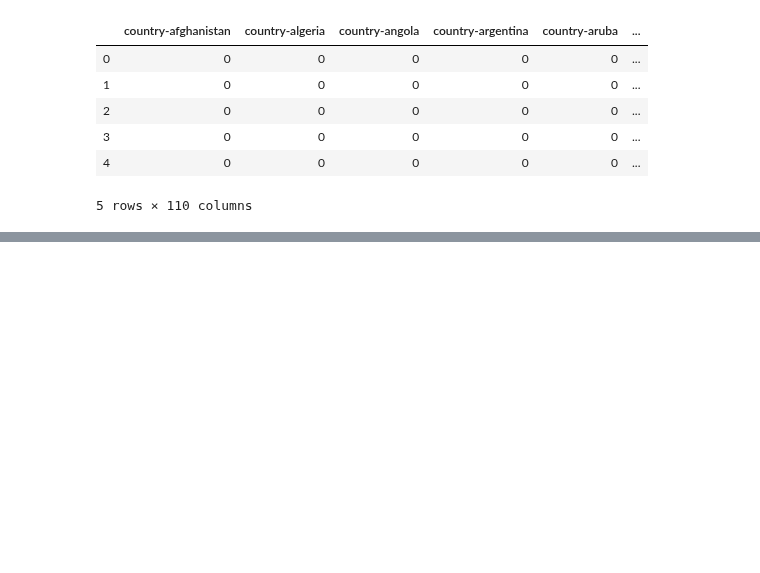
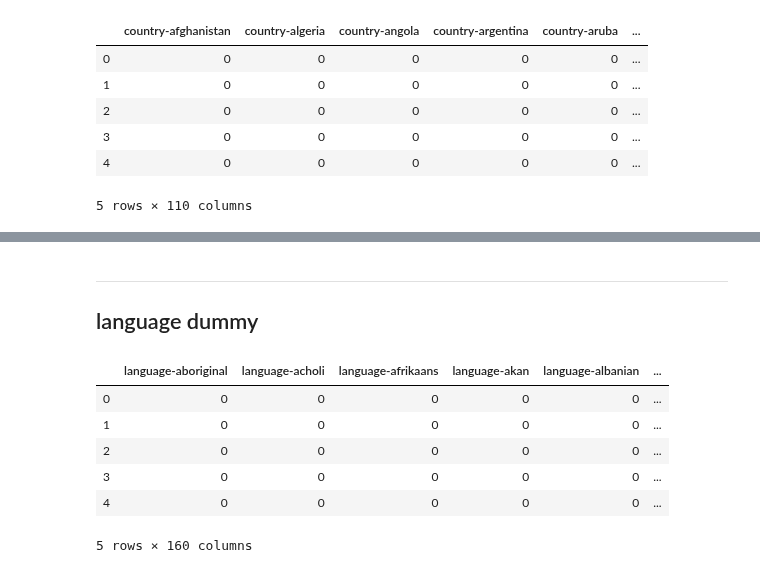
Before and after one commit to CreightonAshton/Scratchwork, a Jupyter notebook: Code/Movies/02-EDA.ipynb, the cells around one changed output, grey strips where cells are left out. Saved outputs shown, nothing was run; the diff lists cells and outputs as text; code cells hidden in the pictures; blank space fills up the shorter version.

```diff
--- a/Code/Movies/02-EDA.ipynb
+++ b/Code/Movies/02-EDA.ipynb
@@ -80,0 +96,15 @@ country_dum_df.head()
+# %% [markdown]
+___
+## language dummy
+# %%
+lang_dum_df = df['language'].map(lambda x: x.replace(', ', '|')).str.get_dummies().add_prefix('language-')
+lang_dum_df.rename(columns = lambda x: x.replace(' ', '_').lower(), inplace = True)
+lang_dum_df.head()
+# %% [output]
+|  | language-aboriginal | language-acholi | language-afrikaans | language-akan | language-albanian | ... |
+| 0 | 0 | 0 | 0 | 0 | 0 | ... |
+| 1 | 0 | 0 | 0 | 0 | 0 | ... |
+| 2 | 0 | 0 | 0 | 0 | 0 | ... |
+| 3 | 0 | 0 | 0 | 0 | 0 | ... |
+| 4 | 0 | 0 | 0 | 0 | 0 | ... |
+5 rows × 160 columns
```
Also changed, not shown: parts of 9 cells of this notebook.
